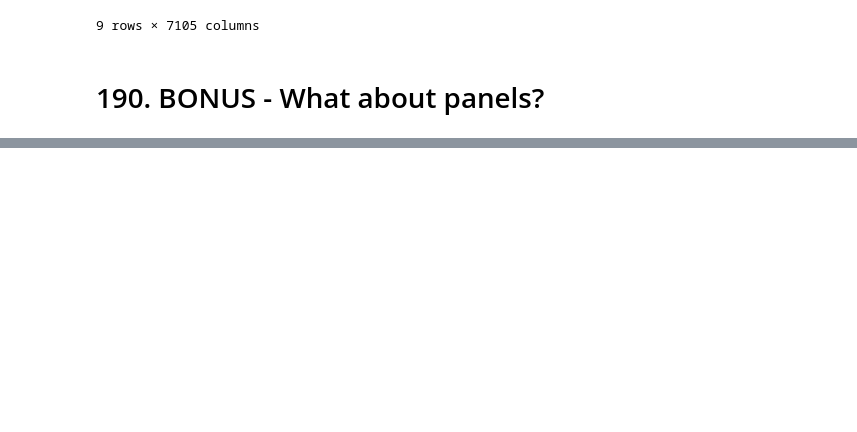
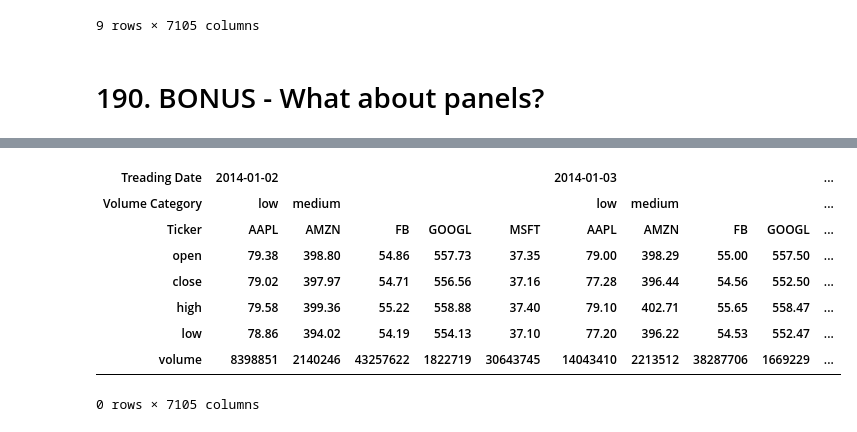
Before and after one commit to TomaszBury/The-ultimate-pandas-bootcamp-advanced-python-data-analysis, a Jupyter notebook: section_07/multi_dimensional.ipynb, the cells around one changed output, grey strips where cells are left out. Drawn from its saved outputs; the diff is of its cells as text; code cells hidden in the pictures; blank space fills up the shorter version.

```diff
--- a/section_07/multi_dimensional.ipynb
+++ b/section_07/multi_dimensional.ipynb
@@ -2136,0 +2196,12 @@ tech.set_index(['Treading Date','Volume Category']).transpose()
+# %%
+tech_df3.set_index(['Treading Date','Volume Category','Ticker','open','close','high','low','volume']).transpose()
+# %% [output]
+| Treading Date | 2014-01-02 |  |  |  |  | 2014-01-03 |  |  |  | ... |
+| Volume Category | low | medium |  |  |  | low | medium |  |  | ... |
+| Ticker | AAPL | AMZN | FB | GOOGL | MSFT | AAPL | AMZN | FB | GOOGL | ... |
+| open | 79.38 | 398.80 | 54.86 | 557.73 | 37.35 | 79.00 | 398.29 | 55.00 | 557.50 | ... |
+| close | 79.02 | 397.97 | 54.71 | 556.56 | 37.16 | 77.28 | 396.44 | 54.56 | 552.50 | ... |
+| high | 79.58 | 399.36 | 55.22 | 558.88 | 37.40 | 79.10 | 402.71 | 55.65 | 558.47 | ... |
+| low | 78.86 | 394.02 | 54.19 | 554.13 | 37.10 | 77.20 | 396.22 | 54.53 | 552.47 | ... |
+| volume | 8398851 | 2140246 | 43257622 | 1822719 | 30643745 | 14043410 | 2213512 | 38287706 | 1669229 | ... |
+0 rows × 7105 columns
```
Also changed, not shown: parts of 24 cells of this notebook.
